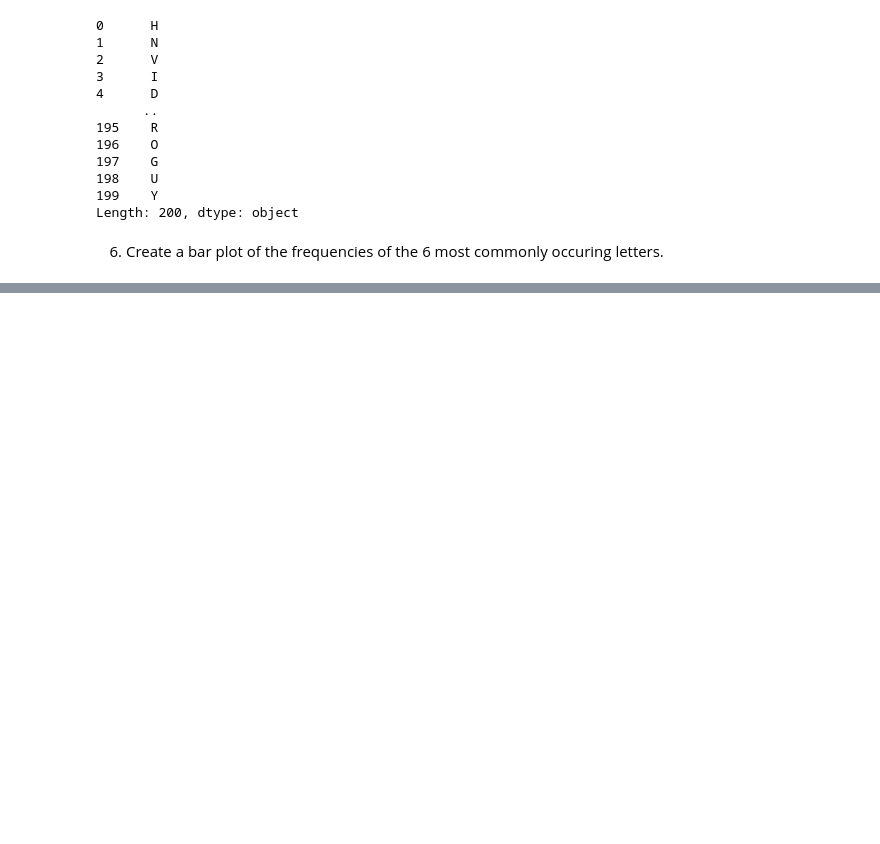
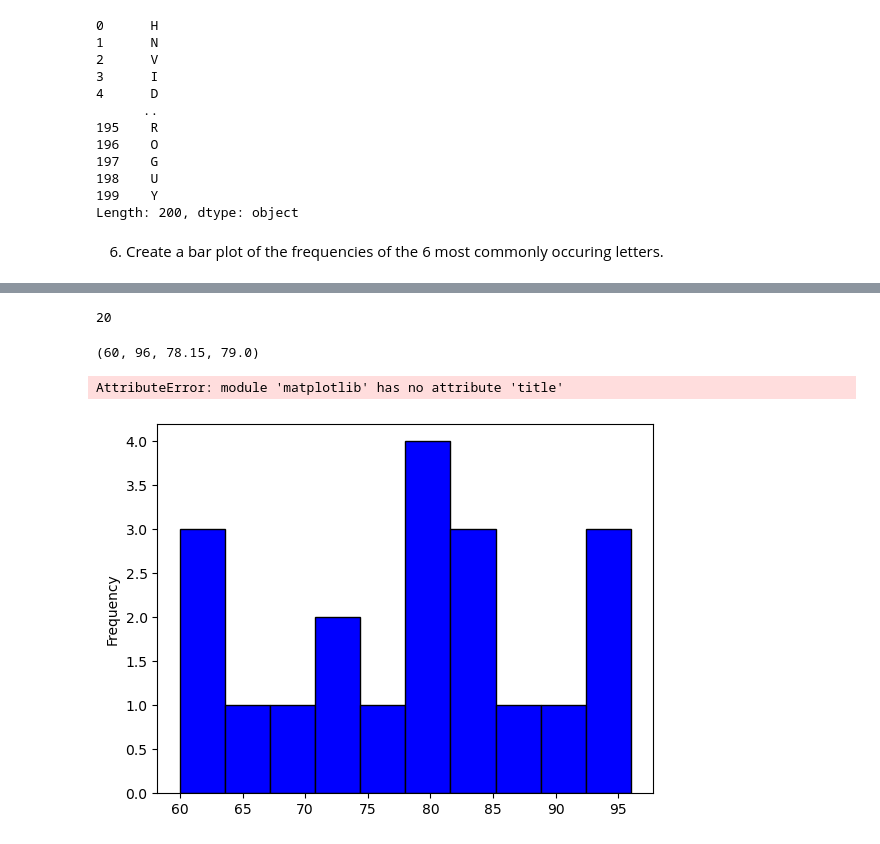
Before and after one commit to jeremiah-toribio/numpy-pandas-visualization-exercises, a Jupyter notebook: pandas_series.ipynb, the cells around one changed output, grey strips where cells are left out. Drawn from its saved outputs; the diff is of its cells as text; code cells hidden in the pictures; blank space fills up the shorter version.

```diff
--- a/pandas_series.ipynb
+++ b/pandas_series.ipynb
@@ -344,0 +391,3 @@ Name: count, dtype: int64
+# %%
+exam_scores = [60, 86, 75, 62, 93, 71, 60, 83, 95, 78, 65, 72, 69, 81, 96, 80, 85, 92, 82, 78]
+exam_scores = pd.Series(exam_scores)
@@ -344,0 +414,8 @@ Name: count, dtype: int64
+# %%
+exam_scores.size
+# %% [output]
+20
+# %%
+exam_scores.min(),exam_scores.max(),exam_scores.mean(),exam_scores.median()
+# %% [output]
+(60, 96, 78.15, 79.0)
@@ -344,0 +424,8 @@ Name: count, dtype: int64
+# %%
+exam_scores.plot.hist(color='blue', ec='black')
+plt.title('exam scores')
+plt.xlabel('$Grades$',size=12)
+plt.ylabel('$Frequency$',size=12)
+# %% [output]
+AttributeError: module 'matplotlib' has no attribute 'title'
+[figure, added]
```
Also changed, not shown: parts of 22 cells of this notebook, 1 other file.
